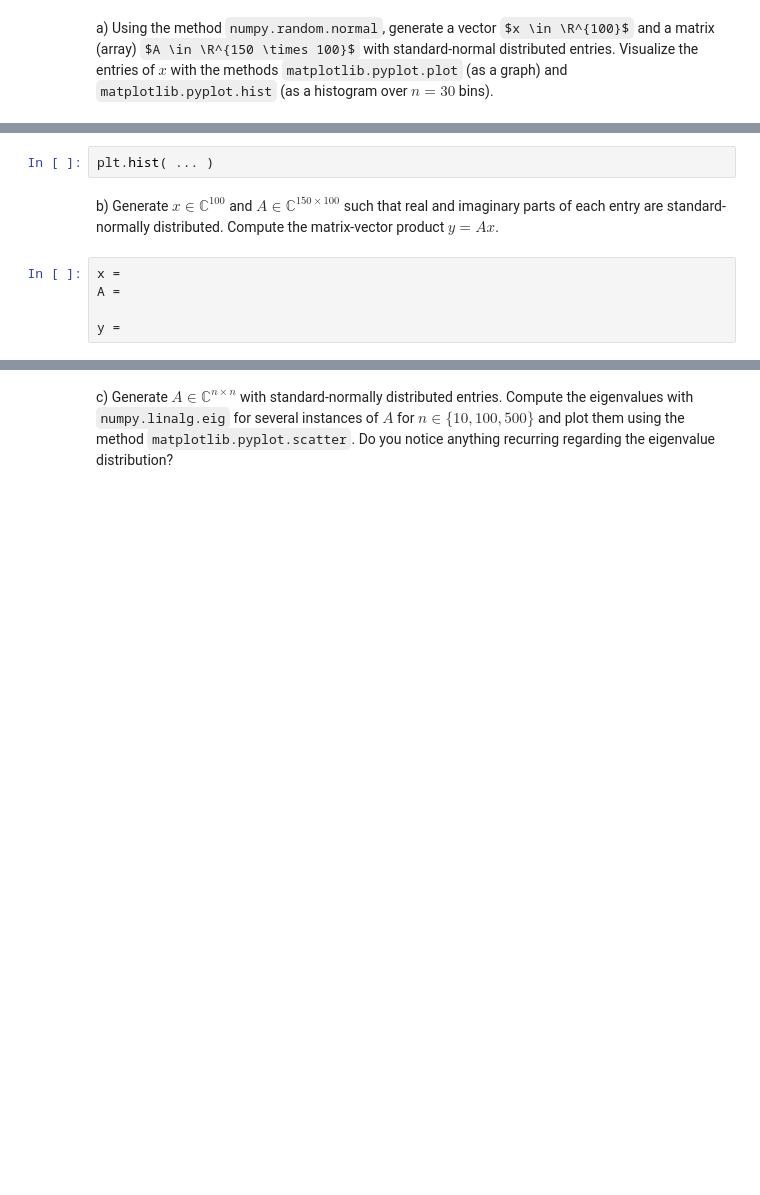
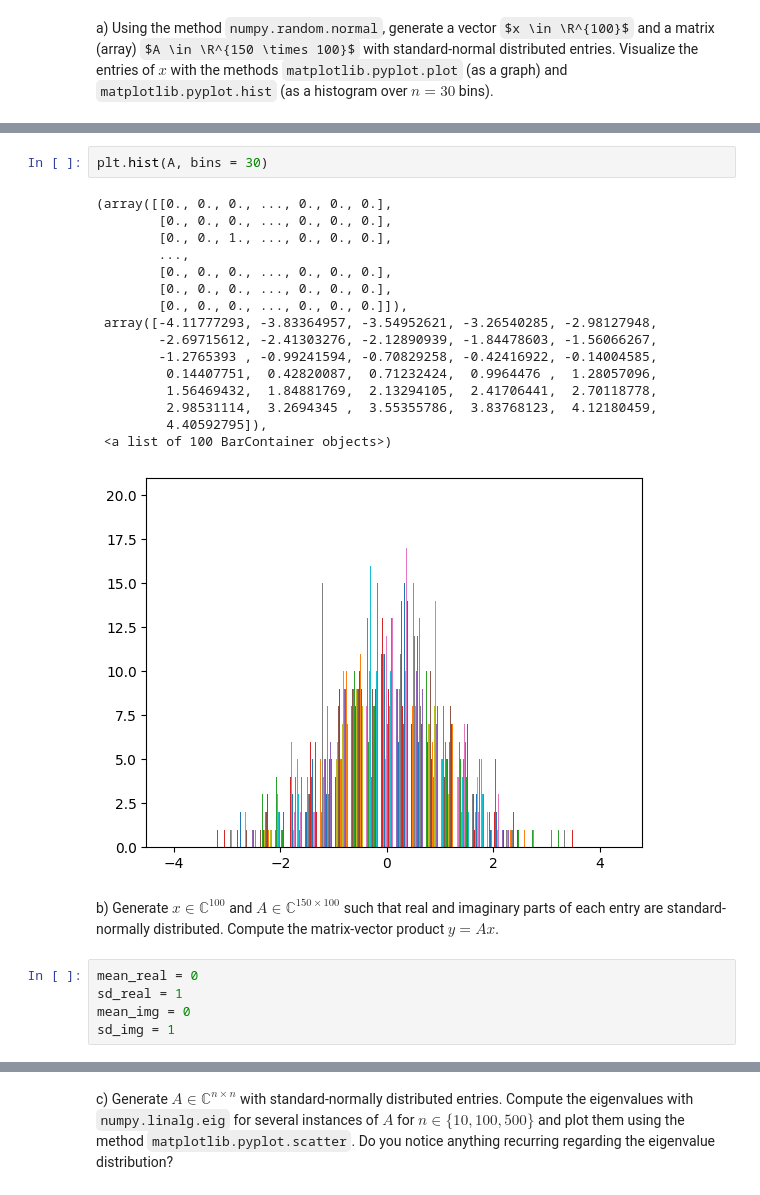
Before and after one commit to numustafa/Numerical-Linear-Algebra, a Jupyter notebook: week 1/basics.ipynb, the cells around one changed output, grey strips where cells are left out. Drawn from its saved outputs; the diff is of its cells as text; some formulas as TeX source; blank space fills up the shorter version.

```diff
--- a/week 1/basics.ipynb
+++ b/week 1/basics.ipynb
@@ -18,10 +21,27 @@ plt.plot( ... )
 # %%
-plt.hist( ... )
+plt.hist(A, bins = 30)
+# %% [output]
+(array([[0., 0., 0., ..., 0., 0., 0.],
+        [0., 0., 0., ..., 0., 0., 0.],
+        [0., 0., 1., ..., 0., 0., 0.],
+        ...,
+        [0., 0., 0., ..., 0., 0., 0.],
+        [0., 0., 0., ..., 0., 0., 0.],
+        [0., 0., 0., ..., 0., 0., 0.]]),
+ array([-4.11777293, -3.83364957, -3.54952621, -3.26540285, -2.98127948,
+        -2.69715612, -2.41303276, -2.12890939, -1.84478603, -1.56066267,
+        -1.2765393 , -0.99241594, -0.70829258, -0.42416922, -0.14004585,
+         0.14407751,  0.42820087,  0.71232424,  0.9964476 ,  1.28057096,
+         1.56469432,  1.84881769,  2.13294105,  2.41706441,  2.70118778,
+         2.98531114,  3.2694345 ,  3.55355786,  3.83768123,  4.12180459,
+         4.40592795]),
+ <a list of 100 BarContainer objects>)
+[figure, added]
 # %% [markdown]
 b) Generate $x \in \mathbb{C}^{100}$ and $A \in \mathbb{C}^{150 \times 100}$ such that real and imaginary parts of each entry are standard-normally distributed.
 Compute the matrix-vector product $y = Ax$.
-# %%
-x =
-A =
-
-y =
+# %%
+mean_real = 0
+sd_real = 1
+mean_img = 0
+sd_img = 1
```
Also changed, not shown: parts of 6 cells of this notebook.
